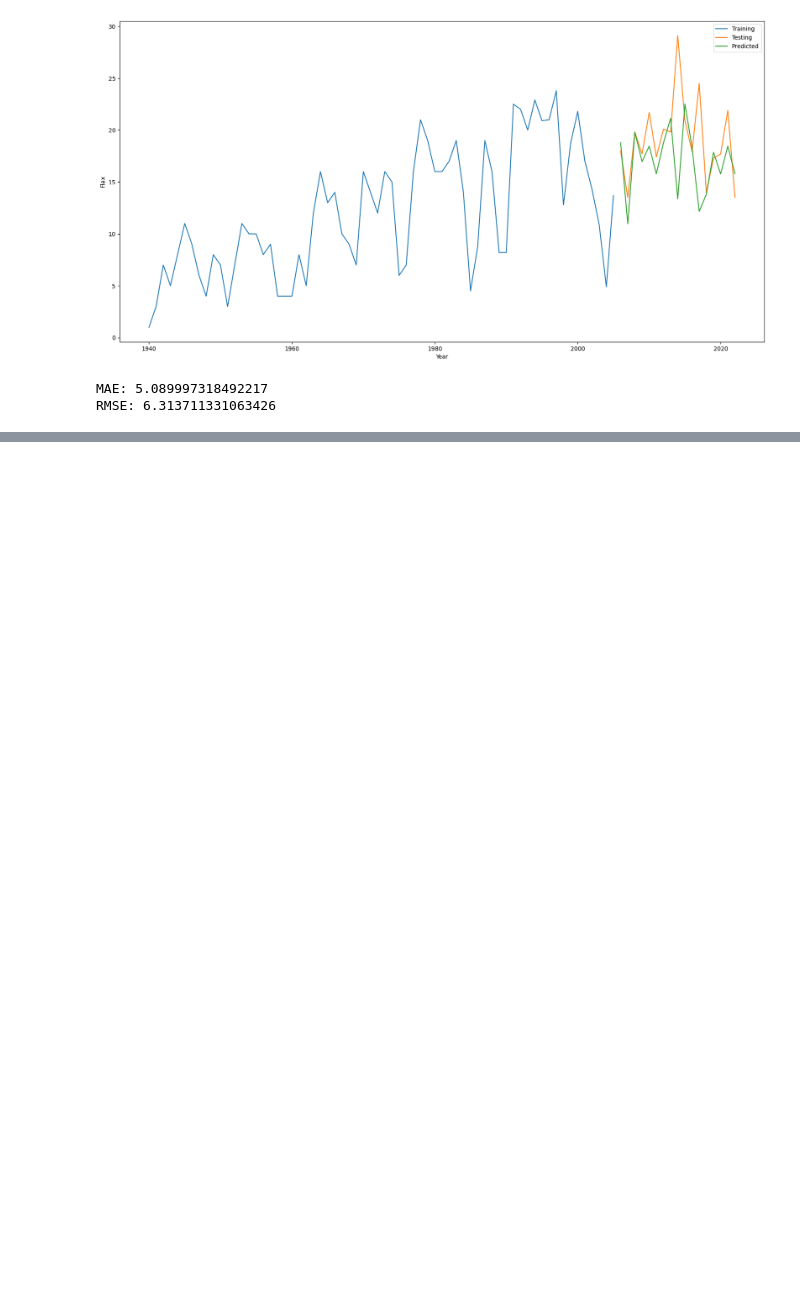
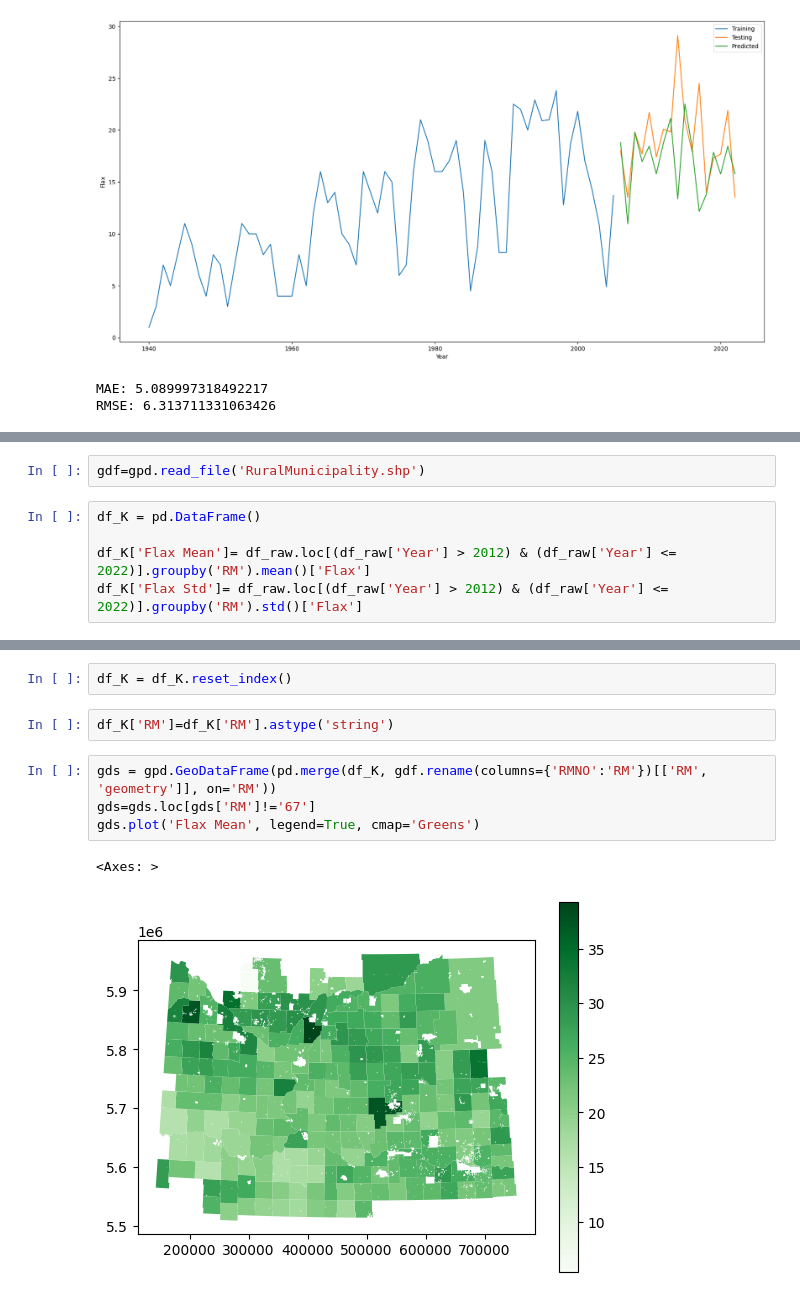
Before and after one commit to MithunMPK/PythonAssignments, a Jupyter notebook: Project.ipynb, the cells around one changed output, grey strips where cells are left out. Saved outputs shown, nothing was run; the diff lists cells and outputs as text; blank space fills up the shorter version.

```diff
--- a/Project.ipynb
+++ b/Project.ipynb
@@ -330,0 +272,7 @@ RMSE: 6.313711331063426
+# %%
+gdf=gpd.read_file('RuralMunicipality.shp')
+# %%
+df_K = pd.DataFrame()
+
+df_K['Flax Mean']= df_raw.loc[(df_raw['Year'] > 2012) & (df_raw['Year'] <= 2022)].groupby('RM').mean()['Flax']
+df_K['Flax Std']= df_raw.loc[(df_raw['Year'] > 2012) & (df_raw['Year'] <= 2022)].groupby('RM').std()['Flax']
@@ -330,0 +295,11 @@ RMSE: 6.313711331063426
+# %%
+df_K = df_K.reset_index()
+# %%
+df_K['RM']=df_K['RM'].astype('string')
+# %%
+gds = gpd.GeoDataFrame(pd.merge(df_K, gdf.rename(columns={'RMNO':'RM'})[['RM', 'geometry']], on='RM'))
+gds=gds.loc[gds['RM']!='67']
+gds.plot('Flax Mean', legend=True, cmap='Greens')
+# %% [output]
+<Axes: >
+[figure, added]
```
Also changed, not shown: parts of 18 cells of this notebook, 8 other files.
